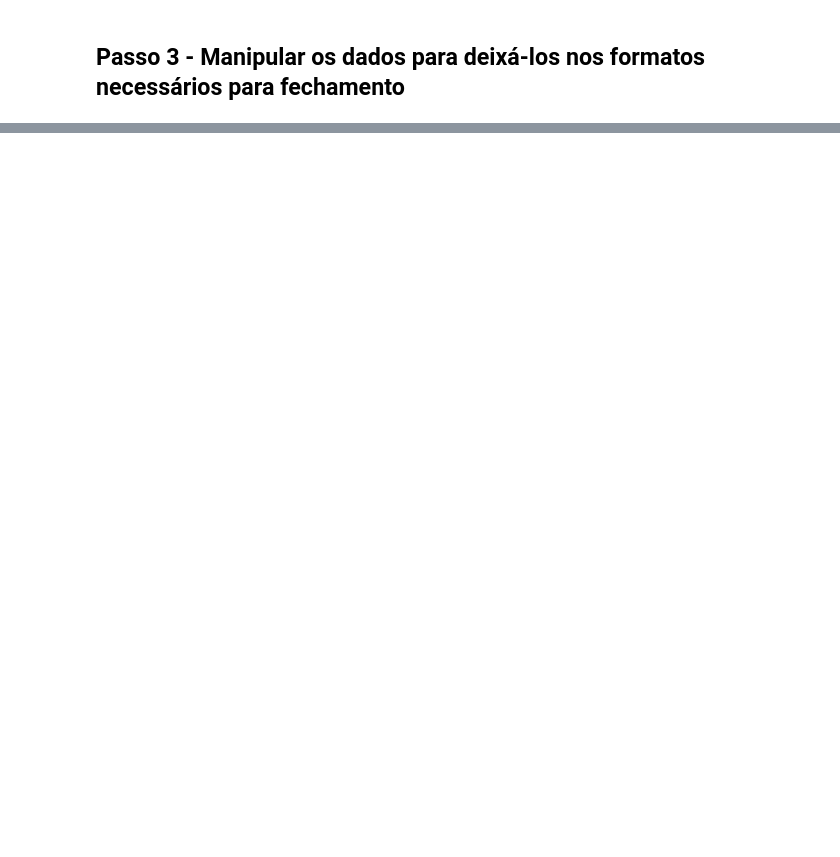
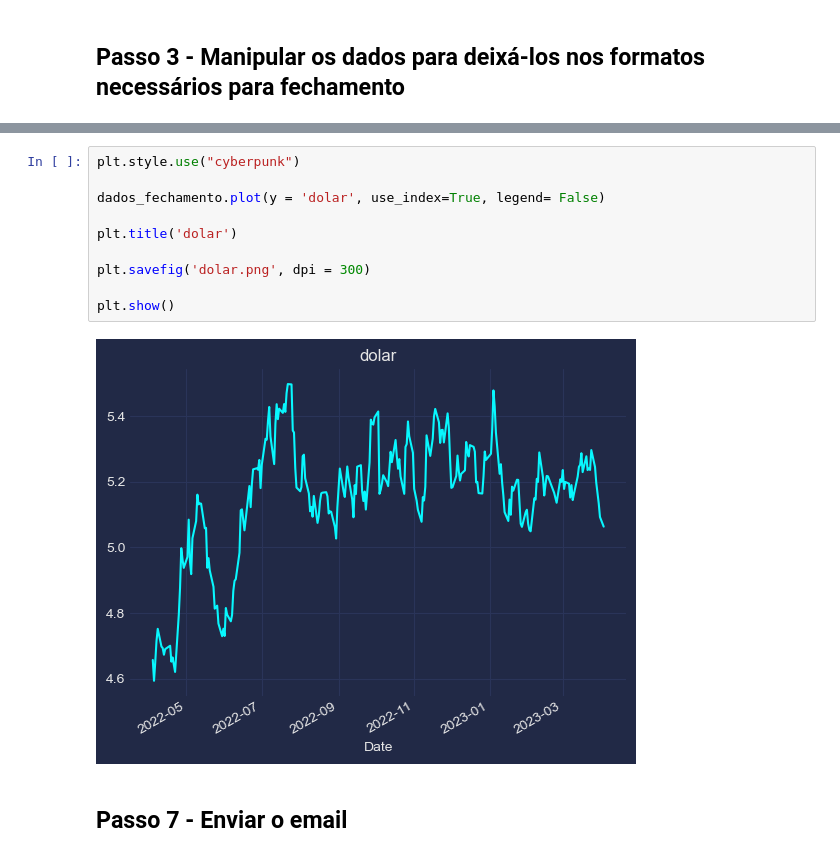
Before and after one commit to ClaudioFritzen/BootCampVaros, a Jupyter notebook: 01-Relatório de fechamento de Mercado.ipynb, the cells around one changed output, grey strips where cells are left out. Drawn from its saved outputs; the diff is of its cells as text; blank space fills up the shorter version.

```diff
--- a/01-Relatório de fechamento de Mercado.ipynb
+++ b/01-Relatório de fechamento de Mercado.ipynb
@@ -74,0 +255,14 @@ from email.message import EmailMessage
+# %%
+plt.style.use("cyberpunk")
+
+dados_fechamento.plot(y = 'dolar', use_index=True, legend= False)
+
+plt.title('dolar')
+
+plt.savefig('dolar.png', dpi = 300)
+
+plt.show()
+# %% [output]
+[figure, added]
+# %% [markdown]
+## Passo 7 - Enviar o email
```
Also changed, not shown: parts of 19 cells of this notebook, 2 other files.
